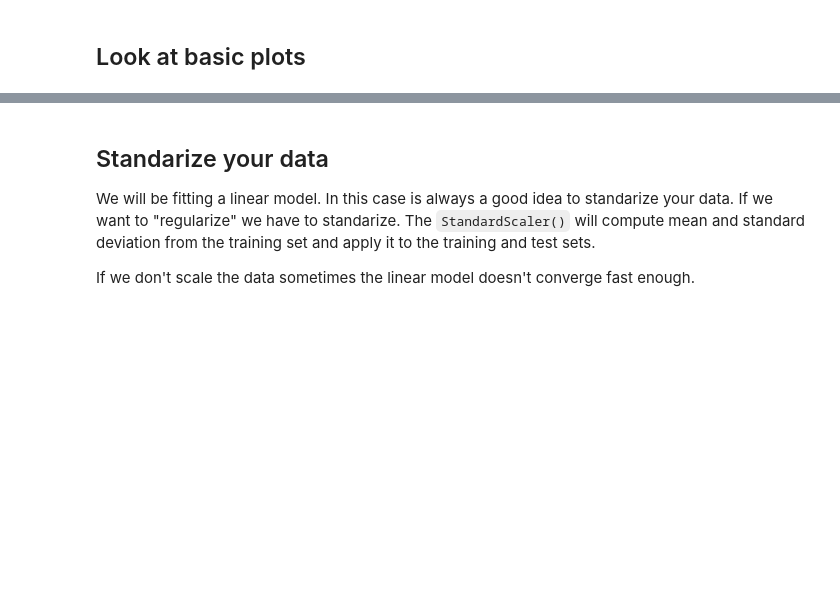
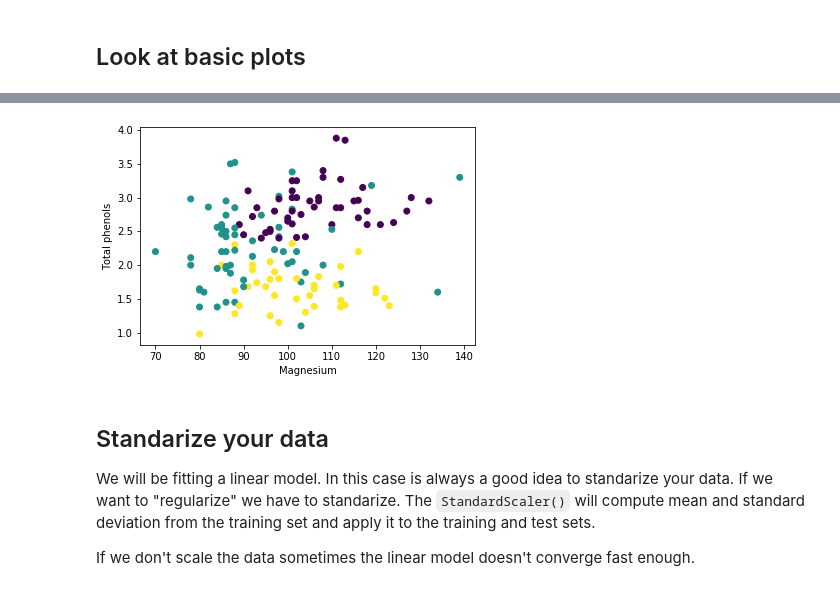
Before and after one commit to yanneta/msds699, a Jupyter notebook: notebooks/1_basic_sklearn_pipeline.ipynb, the cells around one changed output, grey strips where cells are left out. Saved outputs shown, nothing was run; the diff lists cells and outputs as text; code cells hidden in the pictures; blank space fills up the shorter version.

```diff
--- a/notebooks/1_basic_sklearn_pipeline.ipynb
+++ b/notebooks/1_basic_sklearn_pipeline.ipynb
@@ -143,3 +182,7 @@ array([[<AxesSubplot:xlabel='5', ylabel='5'>,
+# %%
+get_2_var_plots(x_train, y_train, names, 4, 5)
+# %% [output]
+[figure, added]
 # %% [markdown]
 ## Standarize your data
 We will be fitting a linear model. In this case is always a good idea to standarize your data. If we want to "regularize" we have to standarize. The `StandardScaler()` will compute mean and standard deviation from the training set and apply it to the training and test sets.
```
Also changed, not shown: parts of 19 cells of this notebook.
